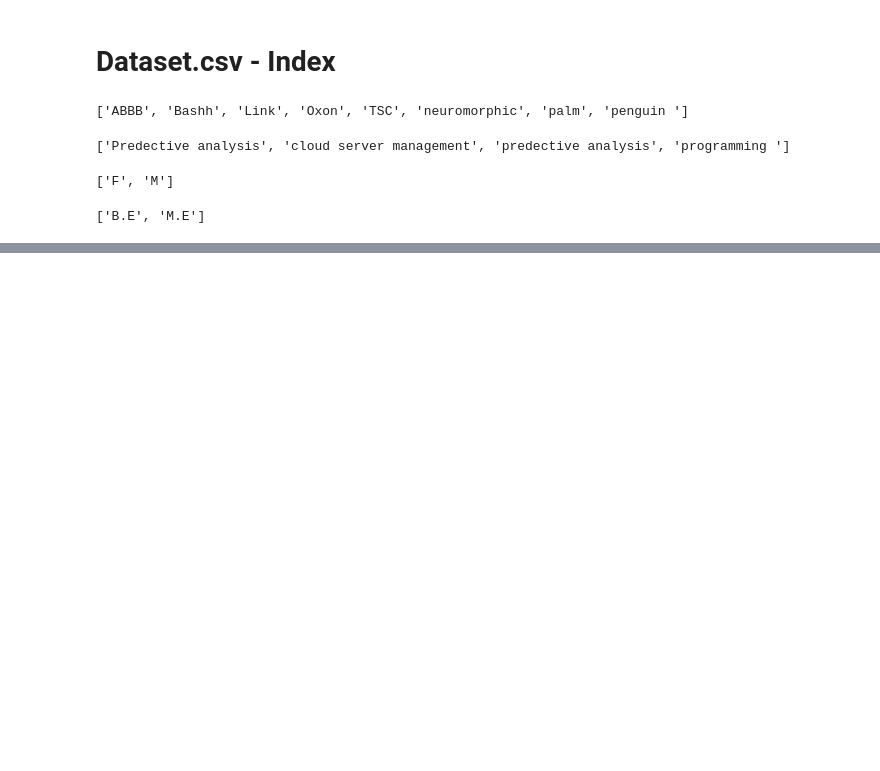
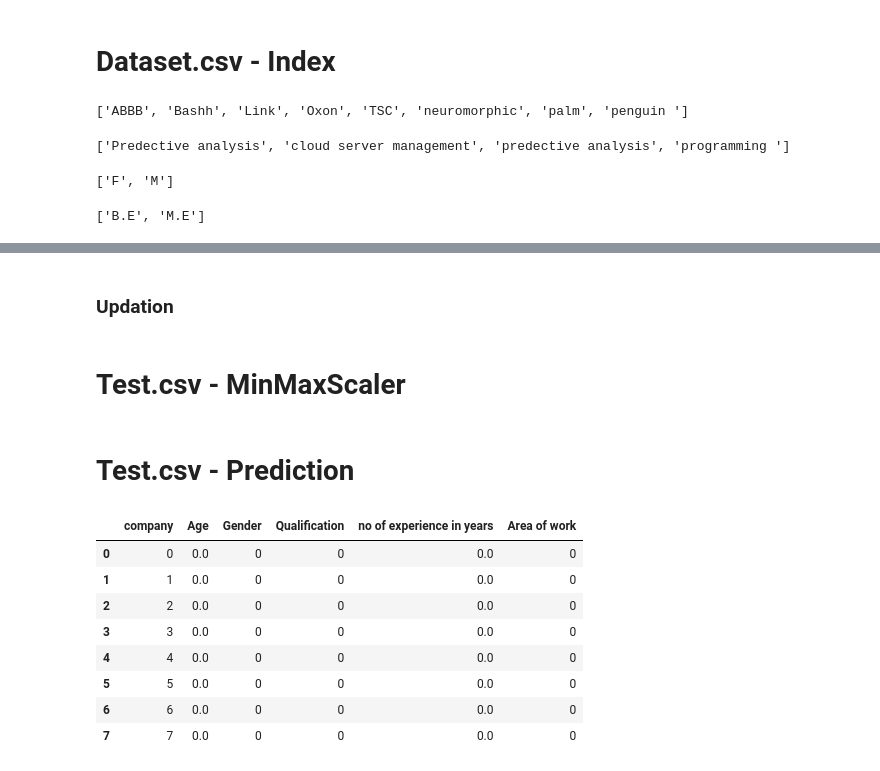
Before and after one commit to abphilip-vit/College8, a Jupyter notebook: T4/T4.ipynb, the cells around one changed output, grey strips where cells are left out. Saved outputs shown, nothing was run; the diff lists cells and outputs as text; code cells hidden in the pictures; blank space fills up the shorter version.

```diff
--- a/T4/T4.ipynb
+++ b/T4/T4.ipynb
@@ -131,0 +202,4 @@ print(list(l4.inverse_transform([0,1])))
+# %%
+l7 = preprocessing.LabelEncoder()
+f7 = l7.fit_transform(allen2['Gender'])
+f7 = pd.DataFrame(data=f7, columns=['Gender'])
@@ -131,0 +212,2 @@ print(list(l4.inverse_transform([0,1])))
+# %% [markdown]
+### Updation
@@ -131,0 +219,2 @@ print(list(l4.inverse_transform([0,1])))
+# %% [markdown]
+# Test.csv - MinMaxScaler
@@ -131,0 +225,14 @@ print(list(l4.inverse_transform([0,1])))
+# %% [markdown]
+# Test.csv - Prediction
+# %%
+allen2.head(8)
+# %% [output]
+|  | company | Age | Gender | Qualification | no of experience in years | Area of work |
+| 0 | 0 | 0.0 | 0 | 0 | 0.0 | 0 |
+| 1 | 1 | 0.0 | 0 | 0 | 0.0 | 0 |
+| 2 | 2 | 0.0 | 0 | 0 | 0.0 | 0 |
+| 3 | 3 | 0.0 | 0 | 0 | 0.0 | 0 |
+| 4 | 4 | 0.0 | 0 | 0 | 0.0 | 0 |
+| 5 | 5 | 0.0 | 0 | 0 | 0.0 | 0 |
+| 6 | 6 | 0.0 | 0 | 0 | 0.0 | 0 |
+| 7 | 7 | 0.0 | 0 | 0 | 0.0 | 0 |
```
Also changed, not shown: parts of 31 cells of this notebook.
